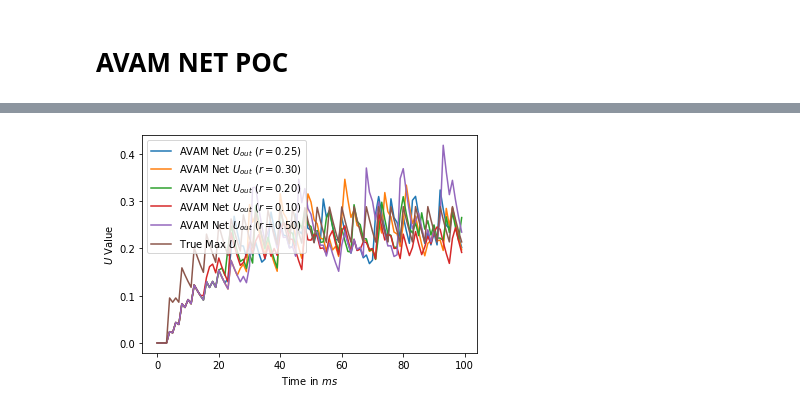
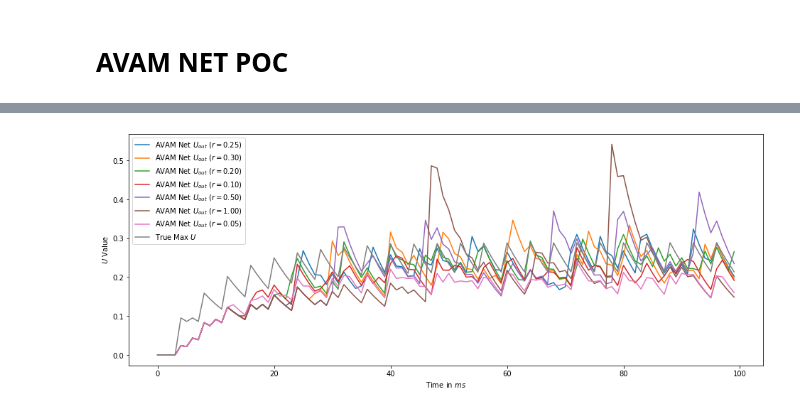
Before and after one commit to R-Gaurav/SpikingMaxPooling, a Jupyter notebook: misc/proof_of_concept_demo.ipynb, the cells around one changed output, grey strips where cells are left out. Cells and saved outputs as stored; diff of their text form; code cells hidden in the pictures.

```diff
--- a/misc/proof_of_concept_demo.ipynb
+++ b/misc/proof_of_concept_demo.ipynb
@@ -326,0 +329,19 @@ INFO:HST:  chip=0 cpu=0 halted, status=0x0
+# %%
+net9 = get_loihi_adapted_avam_net_for_2x2_max_pooling(radius=1, max_rate=500, synapse=0.005)
+with net9:
+  inpt = nengo.Node(output = lambda t: [1.0 if int(t*1000)%P1 == 0 else 0,
+                                        1.0 if int(t*1000)%P2 == 0 else 0,
+                                        1.0 if int(t*1000)%P3 == 0 else 0,
+                                        1.0 if int(t*1000)%P4 == 0 else 0])
+  ens9 = nengo.Ensemble(
+      n_neurons=1, dimensions=1, radius=1, intercepts=[0], max_rates=[250],
+      neuron_type=nengo_loihi.neurons.LoihiSpikingRectifiedLinear(amplitude=1/1000)
+      )
+  nengo.Connection(inpt, net9.inputs, synapse=0.005)
+  nengo.Connection(net9.otp_node, ens9.neurons, synapse=None)
+  # Probe the input to the output neuron which is the max(max(a, b), max(c, d)).
+  # print(net4.otpt_neuron.neurons.probeable)
+  max_otpt_9 = nengo.Probe(net9.otp_node, synapse=None) # No Synpase since the input is already synapsed.
+
+with nengo_loihi.Simulator(net9) as loihi_sim_9:
+  loihi_sim_9.run(0.1)
@@ -326,0 +367,19 @@ INFO:HST:  chip=0 cpu=0 halted, status=0x0
+# %%
+net10 = get_loihi_adapted_avam_net_for_2x2_max_pooling(radius=0.05, max_rate=500, synapse=0.005)
+with net10:
+  inpt = nengo.Node(output = lambda t: [1.0 if int(t*1000)%P1 == 0 else 0,
+                                        1.0 if int(t*1000)%P2 == 0 else 0,
+                                        1.0 if int(t*1000)%P3 == 0 else 0,
+                                        1.0 if int(t*1000)%P4 == 0 else 0])
+  ens10 = nengo.Ensemble(
+      n_neurons=1, dimensions=1, radius=1, intercepts=[0], max_rates=[250],
+      neuron_type=nengo_loihi.neurons.LoihiSpikingRectifiedLinear(amplitude=1/1000)
+      )
+  nengo.Connection(inpt, net10.inputs, synapse=0.005)
+  nengo.Connection(net10.otp_node, ens10.neurons, synapse=None)
+  # Probe the input to the output neuron which is the max(max(a, b), max(c, d)).
+  # print(net4.otpt_neuron.neurons.probeable)
+  max_otpt_10 = nengo.Probe(net10.otp_node, synapse=None) # No Synpase since the input is already synapsed.
+
+with nengo_loihi.Simulator(net10) as loihi_sim_10:
+  loihi_sim_10.run(0.1)
@@ -340,16 +418,19 @@ with nengo.Simulator(net2) as ngo_sim:
 [interactive output not drawn]
 [interactive output not drawn]
 # %%
+plt.figure(figsize=(16, 6))
 plt.plot(loihi_sim_4.data[max_otpt_4], label="AVAM Net $U_{out}$ ($r=0.25$)")
 plt.plot(loihi_sim_5.data[max_otpt_5], label="AVAM Net $U_{out}$ ($r=0.30$)")
 plt.plot(loihi_sim_6.data[max_otpt_6], label="AVAM Net $U_{out}$ ($r=0.20$)")
 plt.plot(loihi_sim_7.data[max_otpt_7], label="AVAM Net $U_{out}$ ($r=0.10$)")
 plt.plot(loihi_sim_8.data[max_otpt_8], label="AVAM Net $U_{out}$ ($r=0.50$)")
+plt.plot(loihi_sim_9.data[max_otpt_9], label="AVAM Net $U_{out}$ ($r=1.00$)")
+plt.plot(loihi_sim_10.data[max_otpt_10], label="AVAM Net $U_{out}$ ($r=0.05$)")
 plt.plot(ngo_sim.data[otpt_probe], label="True Max $U$")
 plt.legend()
 plt.xlabel("Time in $ms$")
 plt.ylabel("$U$ Value")
 plt.legend()
 plt.savefig("avam_net_poc", dpi=450)
 # %% [output]
-[figure, old version]
+[figure, new version]
```
Also changed, not shown: parts of 7 cells of this notebook, 5 other files.
